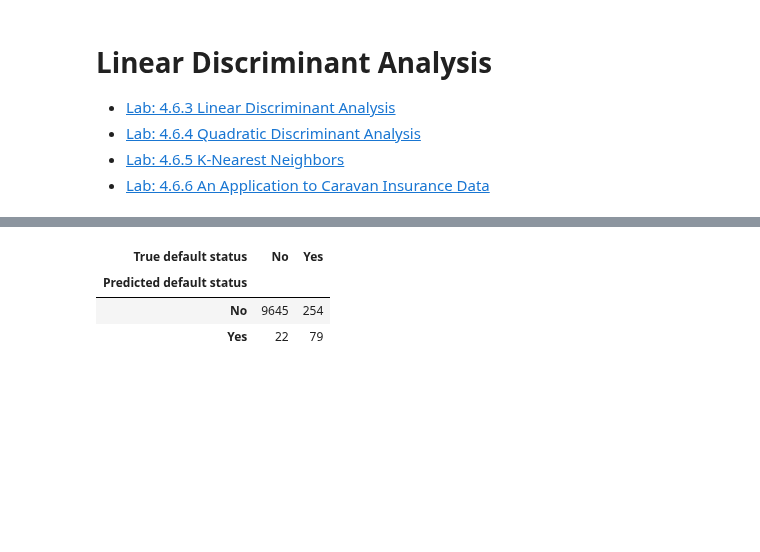
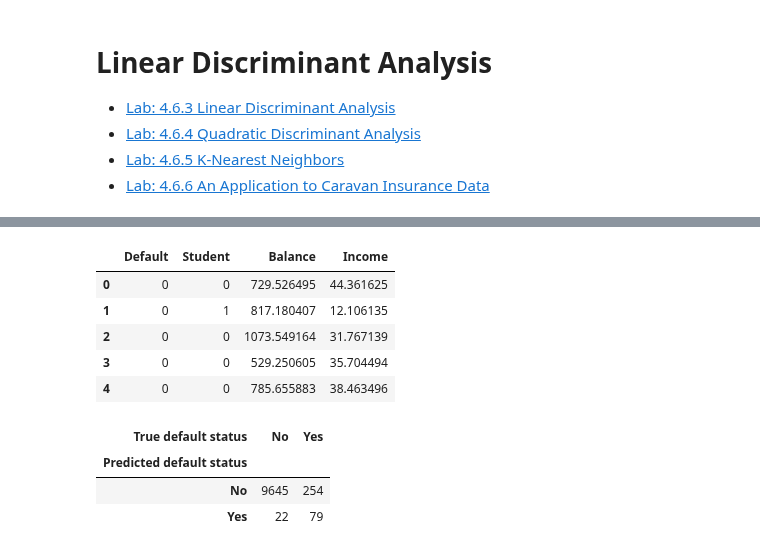
Before and after one commit to HatefDastour/Notes, a Jupyter notebook: Statistical_Learning/Linear_Discriminant_Analysis.ipynb, the cells around one changed output, grey strips where cells are left out. Cells and saved outputs as stored; diff of their text form; code cells hidden in the pictures; blank space fills up the shorter version.

```diff
--- a/Statistical_Learning/Linear_Discriminant_Analysis.ipynb
+++ b/Statistical_Learning/Linear_Discriminant_Analysis.ipynb
@@ -42,3 +65,15 @@ A confusion matrix compares the LDA predictions to the true default statuses for
+# %%
+df2=copy.deepcopy(df)
+df2['Default'] = df.Default.factorize()[0]
+df2['Student'] = df.Student.factorize()[0]
+df2.head(5)
+# %% [output]
+|  | Default | Student | Balance | Income |
+| 0 | 0 | 0 | 729.526495 | 44.361625 |
+| 1 | 0 | 1 | 817.180407 | 12.106135 |
+| 2 | 0 | 0 | 1073.549164 | 31.767139 |
+| 3 | 0 | 0 | 529.250605 | 35.704494 |
+| 4 | 0 | 0 | 785.655883 | 38.463496 |
 # %%
 X = df[['balance', 'income', 'student2']].to_numpy()
 y = df.default2.to_numpy()
```
Also changed, not shown: parts of 5 cells of this notebook.
